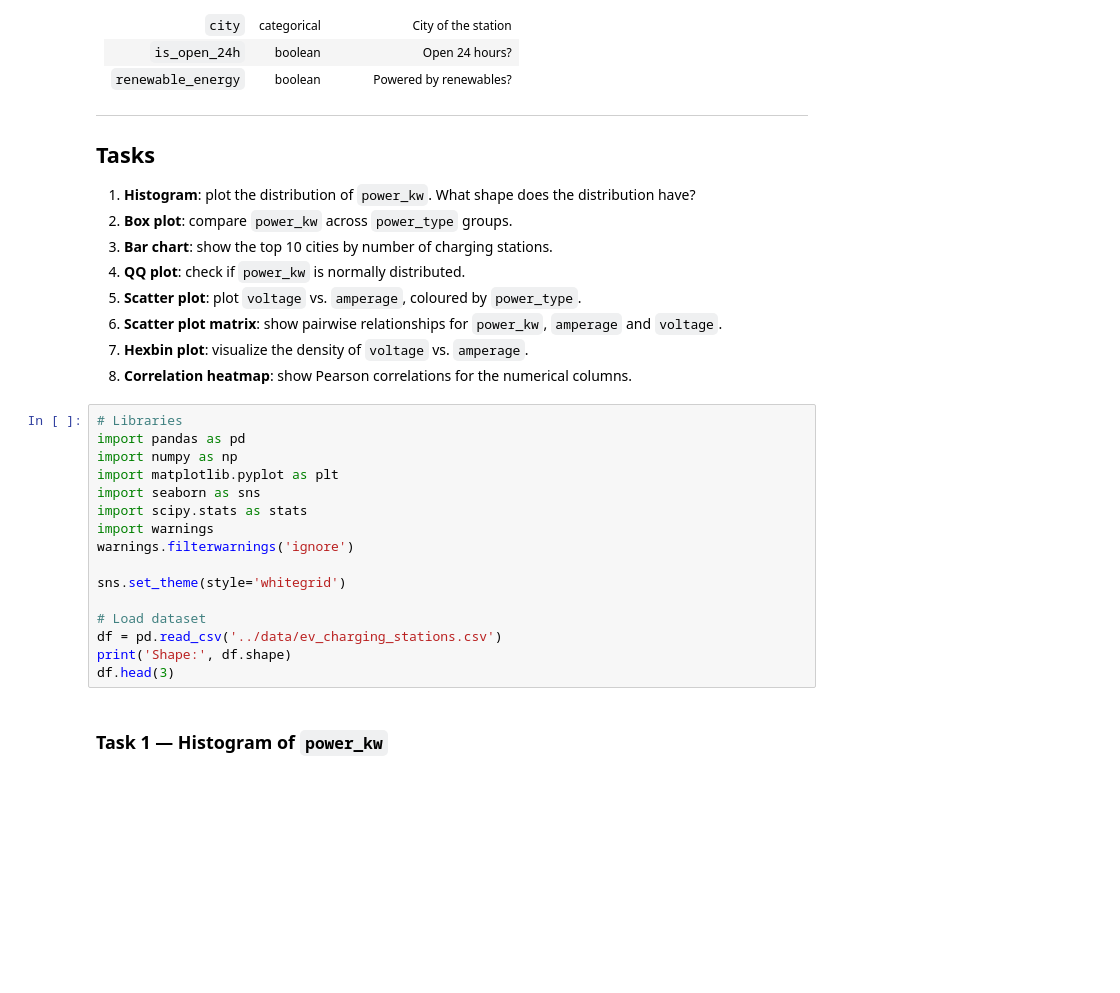
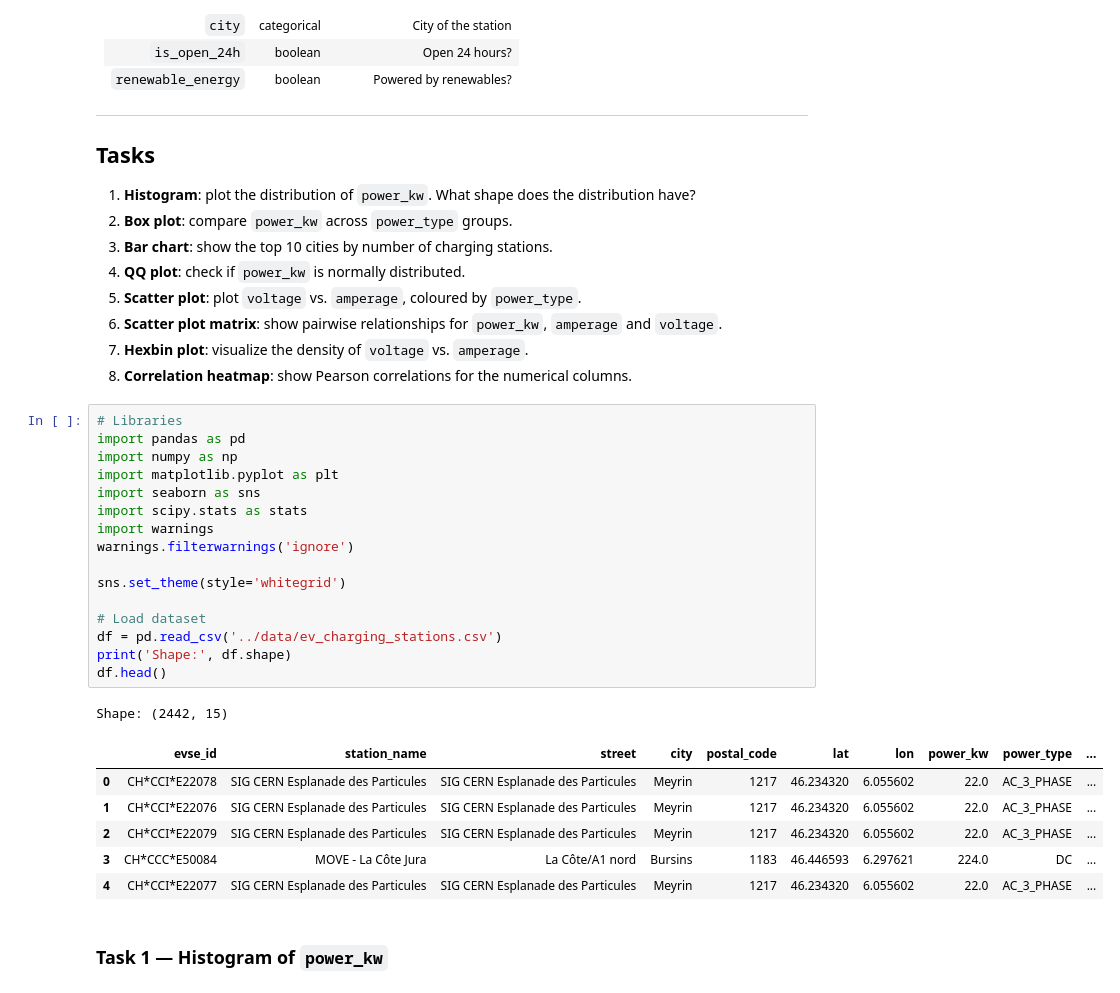
Before and after one commit to simonschmid30/python_exploratory_data_analysis, a Jupyter notebook: 03_graphical_eda/exercise_graphical_eda.ipynb, the cells around one changed output. Saved outputs shown, nothing was run; the diff lists cells and outputs as text; blank space fills up the shorter version.

```diff
--- a/03_graphical_eda/exercise_graphical_eda.ipynb
+++ b/03_graphical_eda/exercise_graphical_eda.ipynb
@@ -28,19 +28,27 @@ In this exercise you will apply the graphical EDA methods from the concept noteb
 # %%
 # Libraries
 import pandas as pd
 import numpy as np
 import matplotlib.pyplot as plt
 import seaborn as sns
 import scipy.stats as stats
 import warnings
 warnings.filterwarnings('ignore')
 
 sns.set_theme(style='whitegrid')
 
 # Load dataset
 df = pd.read_csv('../data/ev_charging_stations.csv')
 print('Shape:', df.shape)
-df.head(3)
+df.head()
+# %% [output]
+Shape: (2442, 15)
+|  | evse_id | station_name | street | city | postal_code | lat | lon | power_kw | power_type | ... |
+| 0 | CH*CCI*E22078 | SIG CERN Esplanade des Particules | SIG CERN Esplanade des Particules | Meyrin | 1217 | 46.234320 | 6.055602 | 22.0 | AC_3_PHASE | ... |
+| 1 | CH*CCI*E22076 | SIG CERN Esplanade des Particules | SIG CERN Esplanade des Particules | Meyrin | 1217 | 46.234320 | 6.055602 | 22.0 | AC_3_PHASE | ... |
+| 2 | CH*CCI*E22079 | SIG CERN Esplanade des Particules | SIG CERN Esplanade des Particules | Meyrin | 1217 | 46.234320 | 6.055602 | 22.0 | AC_3_PHASE | ... |
+| 3 | CH*CCC*E50084 | MOVE - La Côte Jura | La Côte/A1 nord | Bursins | 1183 | 46.446593 | 6.297621 | 224.0 | DC | ... |
+| 4 | CH*CCI*E22077 | SIG CERN Esplanade des Particules | SIG CERN Esplanade des Particules | Meyrin | 1217 | 46.234320 | 6.055602 | 22.0 | AC_3_PHASE | ... |
 # %% [markdown]
 ### Task 1 — Histogram of `power_kw`
 # %%
```
Also changed, not shown: parts of 10 cells of this notebook, 3 other files.
